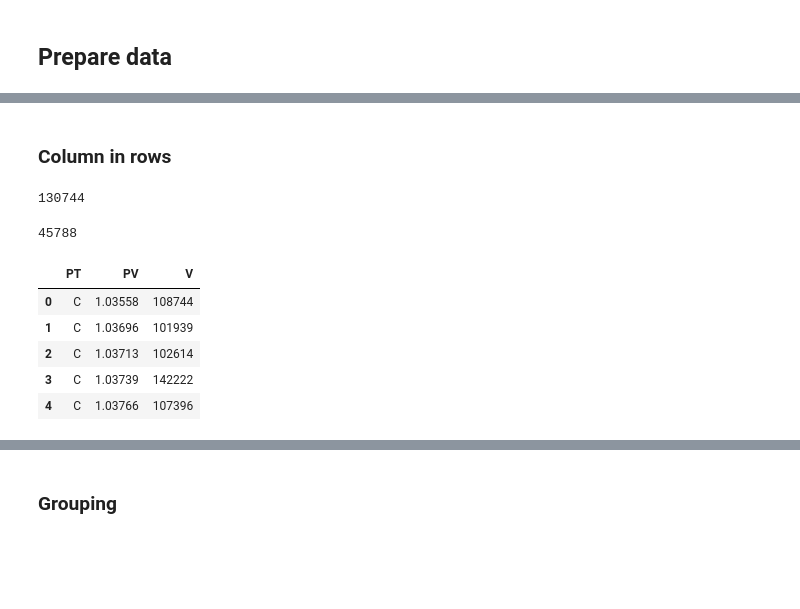
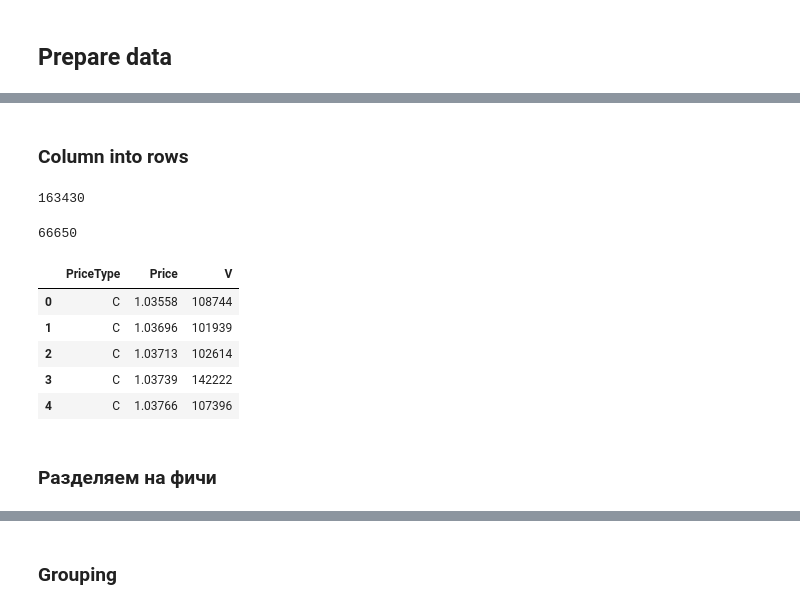
Before and after one commit to NNTrade/indicators, a Jupyter notebook: example/SupportLines/analitic.ipynb, the cells around one changed output, grey strips where cells are left out. Cells and saved outputs as stored; diff of their text form; code cells hidden in the pictures; blank space fills up the shorter version.

```diff
--- a/example/SupportLines/analitic.ipynb
+++ b/example/SupportLines/analitic.ipynb
@@ -22,6 +38,6 @@ eurusd_stock_list
 # %%
-eurusd_stock_info = StockInfo.init_for_Finam(FinamStockInfo(eurusd_stock_list.index[0]))
-print(eurusd_stock_info)
+stock_info = StockInfo.init_for_Finam(FinamStockInfo(stock_list.index[0]))
+print(stock_info)
 # %% [output]
 Source StockSource.Finam source StockInfo Market 5 code EURUSD index 83
 # %%
@@ -29,7 +45,7 @@ date_from = date(2015,1,1)
 date_till = date(2020,2,1)
 tf = TimeFrame.HOURLY
 # %%
-data_df = pdrs().get(stock=eurusd_stock_info,  date_from=date_from,date_to=date_till,time_frame=tf,short_col_name=True)
+data_df = pdrs().get(stock=stock_info,  date_from=date_from,date_to=date_till,time_frame=tf,short_col_name=True)
 data_df
 # %% [output]
 |  | O | H | L | C | V |
@@ -50,0 +69,3 @@ data_df
+# %%
+data_df[middle_price] = (data_df["C"] + data_df["O"])/2
+data_df
@@ -51,21 +87,23 @@ data_df
 # %% [markdown]
-### Column in rows
+### Column into rows
 # %%
-prepared_df = data_df.melt(id_vars=["V"],
-                            var_name="PT",
-                            value_name="PV")
+prepared_df = data_df.melt(id_vars=[vol],
+                            var_name=price_type,
+                            value_name=price_value)
 len(prepared_df)
 # %% [output]
-130744
+163430
 # %%
-prepared_df = prepared_df.groupby(["PT", "PV"]).sum().reset_index()
+prepared_df = prepared_df.groupby([price_type, price_value]).sum().reset_index()
 print(len(prepared_df))
 prepared_df.head()
 # %% [output]
-45788
+66650
-|  | PT | PV | V |
+|  | PriceType | Price | V |
 | 0 | C | 1.03558 | 108744 |
 | 1 | C | 1.03696 | 101939 |
 | 2 | C | 1.03713 | 102614 |
 | 3 | C | 1.03739 | 142222 |
 | 4 | C | 1.03766 | 107396 |
+# %% [markdown]
+### Разделяем на фичи
```
Also changed, not shown: parts of 26 cells of this notebook, 8 other files.
